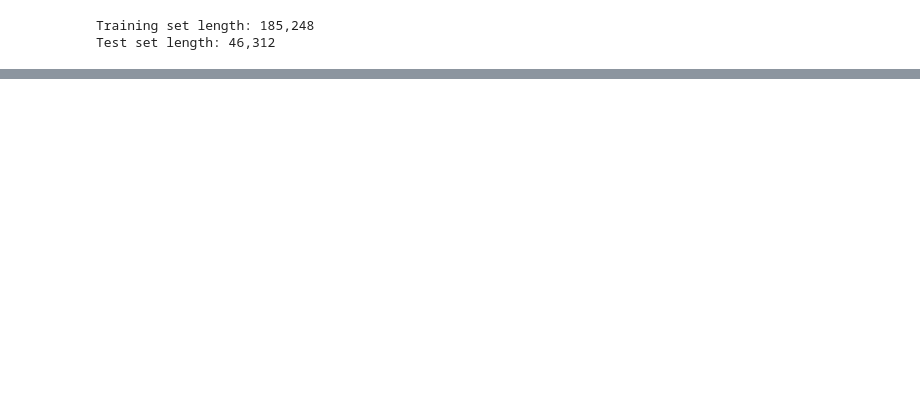
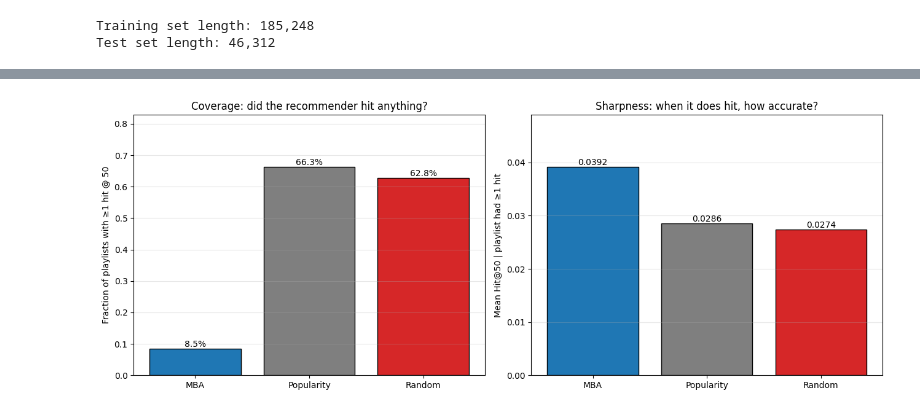
Before and after one commit to AidanDonnelly1/ear-worm, a Jupyter notebook: apriori.ipynb, the cells around one changed output, grey strips where cells are left out. Cells and saved outputs as stored; diff of their text form; code cells hidden in the pictures; blank space fills up the shorter version.

```diff
--- a/apriori.ipynb
+++ b/apriori.ipynb
@@ -257,0 +405,47 @@ Overall Hits: 0.07508965129882215
+# %%
+#plot 3: hit distr
+def coverage(scores_at_50):
+    #percentage of playlists that got a hit in recommendations
+    return np.mean([s > 0 for s in scores_at_50])
+
+cov = {
+    "MBA":        coverage(mba_scores[50]),
+    "Popularity": coverage(pop_scores[50]),
+    "Random":     coverage(rand_scores[50]),
+}
+
+fig, axes = plt.subplots(1, 2, figsize=(13, 5))
+
+# (a) Coverage bar chart — % of playlists with any hit
+axes[0].bar(cov.keys(), cov.values(),
+            color=["#1f77b4", "#7f7f7f", "#d62728"], edgecolor="black")
+for i, (name, v) in enumerate(cov.items()):
+    axes[0].text(i, v, f"{v*100:.1f}%", ha="center", va="bottom")
+axes[0].set_ylabel("Fraction of playlists with ≥1 hit @ 50")
+axes[0].set_title("Coverage: did the recommender hit anything?")
+axes[0].set_ylim(0, max(cov.values()) * 1.25)
+axes[0].grid(axis="y", alpha=0.3)
+
+#conditional precision when playlist receives a hit, how precise was the hit
+def conditional_mean(scores):
+    pos = [s for s in scores if s > 0]
+    return np.mean(pos) if pos else 0
+
+cond = {
+    "MBA":        conditional_mean(mba_scores[50]),
+    "Popularity": conditional_mean(pop_scores[50]),
+    "Random":     conditional_mean(rand_scores[50]),
+}
+axes[1].bar(cond.keys(), cond.values(),
+            color=["#1f77b4", "#7f7f7f", "#d62728"], edgecolor="black")
+for i, (name, v) in enumerate(cond.items()):
+    axes[1].text(i, v, f"{v:.4f}", ha="center", va="bottom")
+axes[1].set_ylabel("Mean Hit@50 | playlist had ≥1 hit")
+axes[1].set_title("Sharpness: when it does hit, how accurate?")
+axes[1].set_ylim(0, max(cond.values()) * 1.25)
+axes[1].grid(axis="y", alpha=0.3)
+
+plt.tight_layout()
+plt.show()
+# %% [output]
+[figure, added]
```
Also changed, not shown: parts of 9 cells of this notebook.
